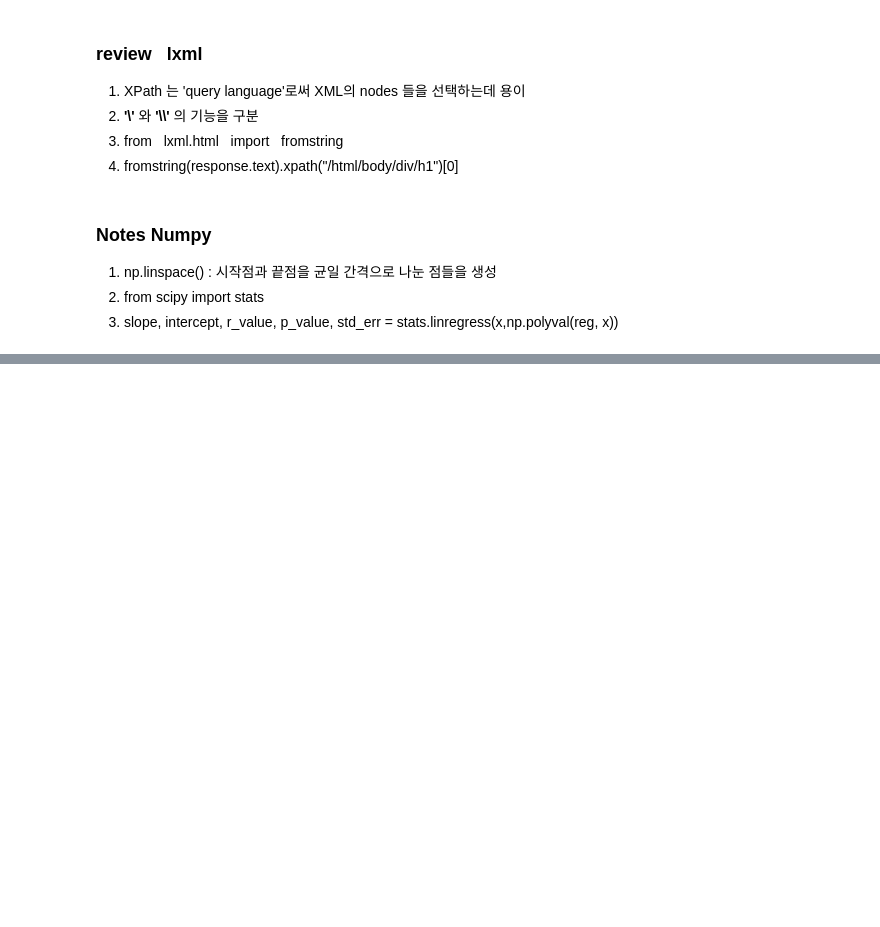
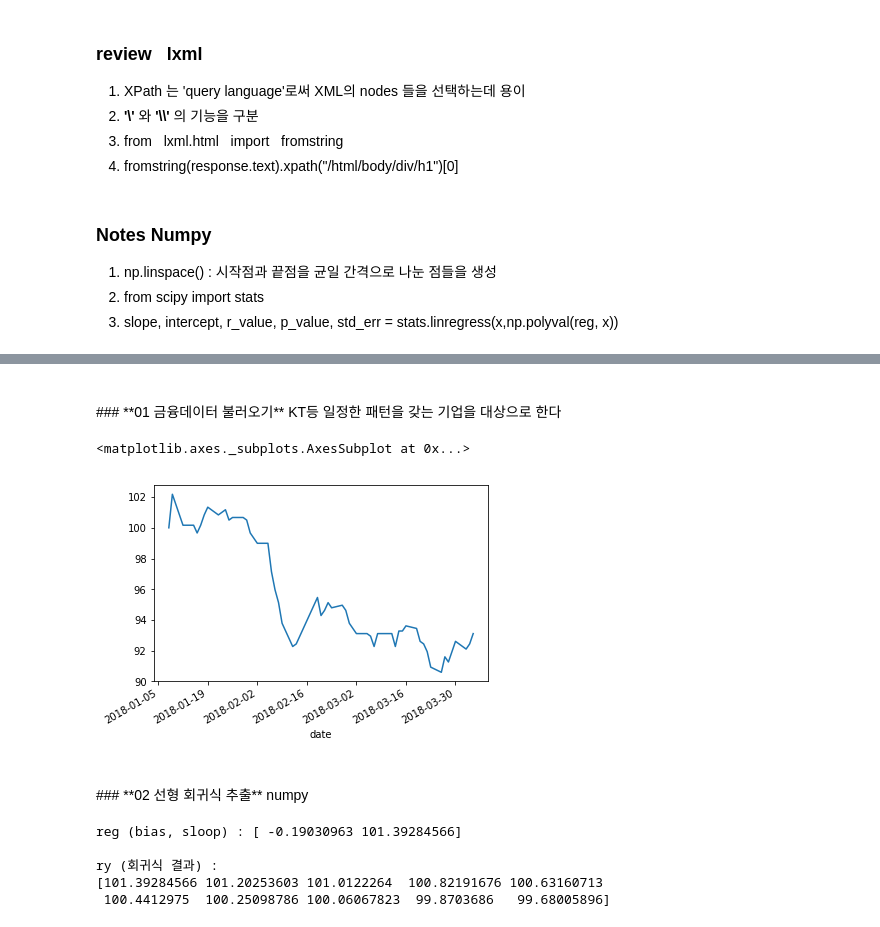
Before and after one commit to YongBeomKim/FinanceBasic2018, a Jupyter notebook: 08.Analysis.ipynb, the cells around one changed output, grey strips where cells are left out. Saved outputs shown, nothing was run; the diff lists cells and outputs as text; code cells hidden in the pictures; blank space fills up the shorter version.

```diff
--- a/08.Analysis.ipynb
+++ b/08.Analysis.ipynb
@@ -393,0 +111,34 @@ plt.axhline(y = 0, linestyle = '--', color = 'k')
+# %% [markdown]
+<br>
+### **01 금융데이터 불러오기**
+KT등 일정한 패턴을 갖는 기업을 대상으로 한다
+# %%
+import numpy as np
+from googlefinance.get import get_data
+stock = get_data('KRX:030200','3M')
+
+%matplotlib inline
+stock = stock.close
+stock = (stock / stock[0] * 100)
+stock.plot()
+# %% [output]
+<matplotlib.axes._subplots.AxesSubplot at 0x...>
+[figure, added]
+# %% [markdown]
+<br>
+### **02 선형 회귀식 추출**
+numpy
+# %%
+import numpy as np
+x   = [x  for x in range(len(stock))]
+reg = np.polyfit(x, stock, deg = 1)     # 1차항 선형회귀식 (7,8,9 결과값이 모두 다르다)
+ry  = np.polyval(reg, x)              # 회귀식 적용결과값 출력
+
+print('''reg (bias, sloop) : {}
+       \nry (회귀식 결과) : \n{}'''.format(reg, ry[:10]))
+# %% [output]
+reg (bias, sloop) : [ -0.19030963 101.39284566]
+
+ry (회귀식 결과) :
+[101.39284566 101.20253603 101.0122264  100.82191676 100.63160713
+ 100.4412975  100.25098786 100.06067823  99.8703686   99.68005896]
```
Also changed, not shown: parts of 95 cells of this notebook, 15 other files.
